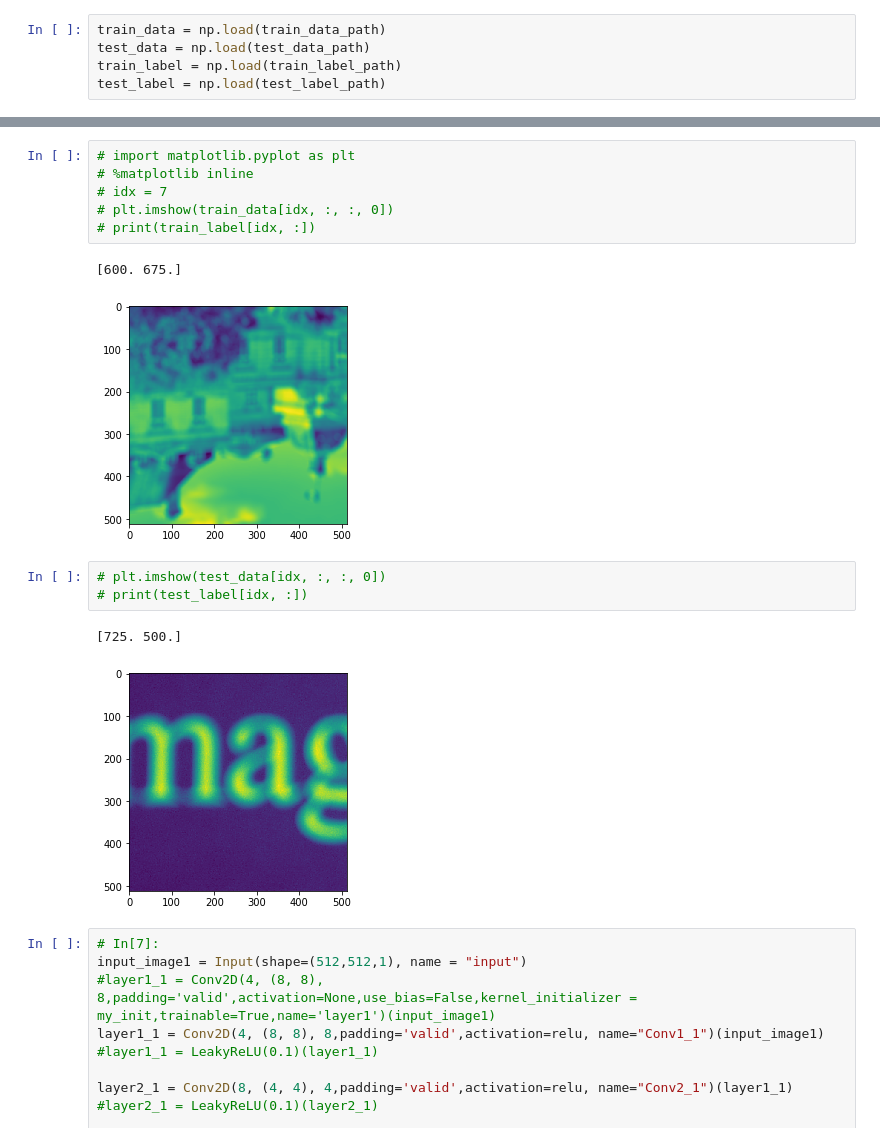
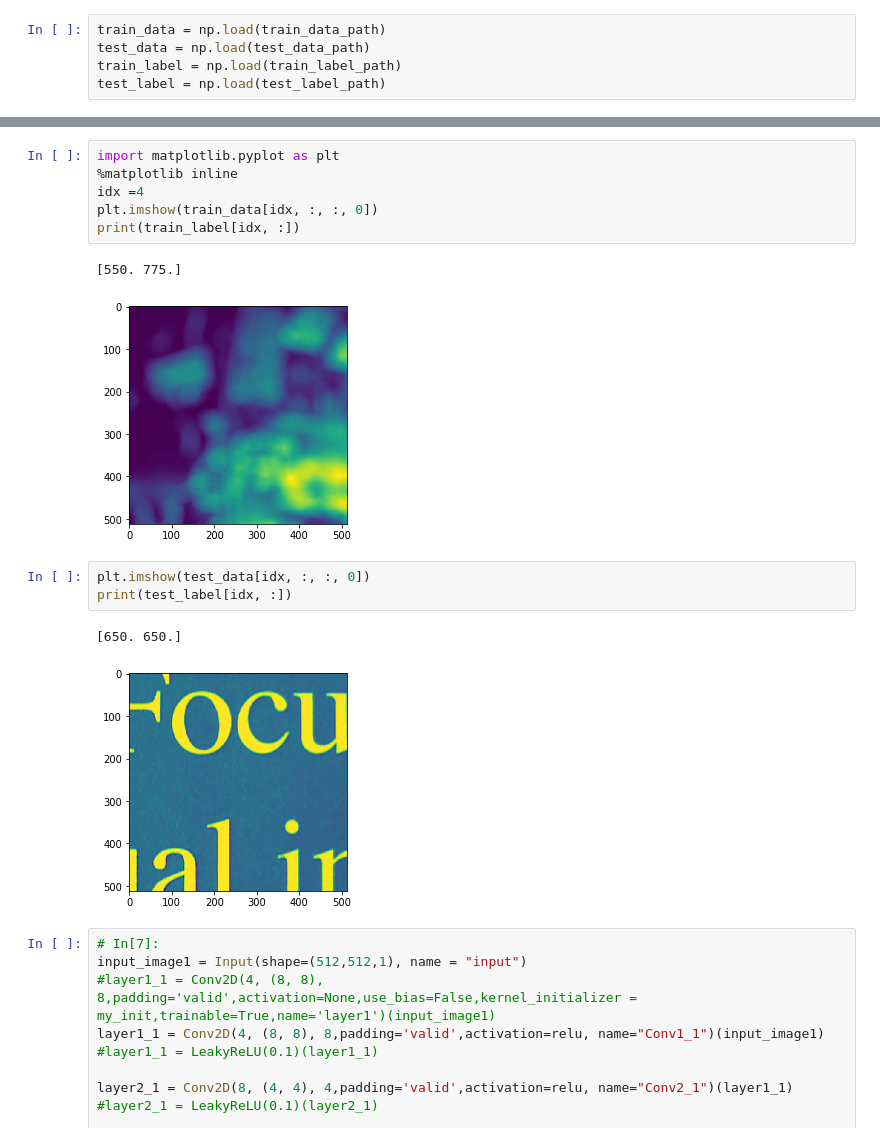
Before and after one commit to cianhwang/autofocusVCM, a Jupyter notebook: autofocusnet.ipynb, the cells around one changed output, grey strips where cells are left out. Saved outputs shown, nothing was run; the diff lists cells and outputs as text.

```diff
--- a/autofocusnet.ipynb
+++ b/autofocusnet.ipynb
@@ -56,18 +58,18 @@ print(train_label.shape)
 # %%
-# import matplotlib.pyplot as plt
-# %matplotlib inline
-# idx = 7
-# plt.imshow(train_data[idx, :, :, 0])
-# print(train_label[idx, :])
+import matplotlib.pyplot as plt
+%matplotlib inline
+idx =4
+plt.imshow(train_data[idx, :, :, 0])
+print(train_label[idx, :])
 # %% [output]
-[600. 675.]
+[550. 775.]
-[figure, old version]
+[figure, new version]
 # %%
-# plt.imshow(test_data[idx, :, :, 0])
-# print(test_label[idx, :])
+plt.imshow(test_data[idx, :, :, 0])
+print(test_label[idx, :])
 # %% [output]
-[725. 500.]
+[650. 650.]
-[figure, old version]
+[figure, new version]
 # %%
 # In[7]:
 input_image1 = Input(shape=(512,512,1), name = "input")
```
Also changed, not shown: parts of 9 cells of this notebook.
